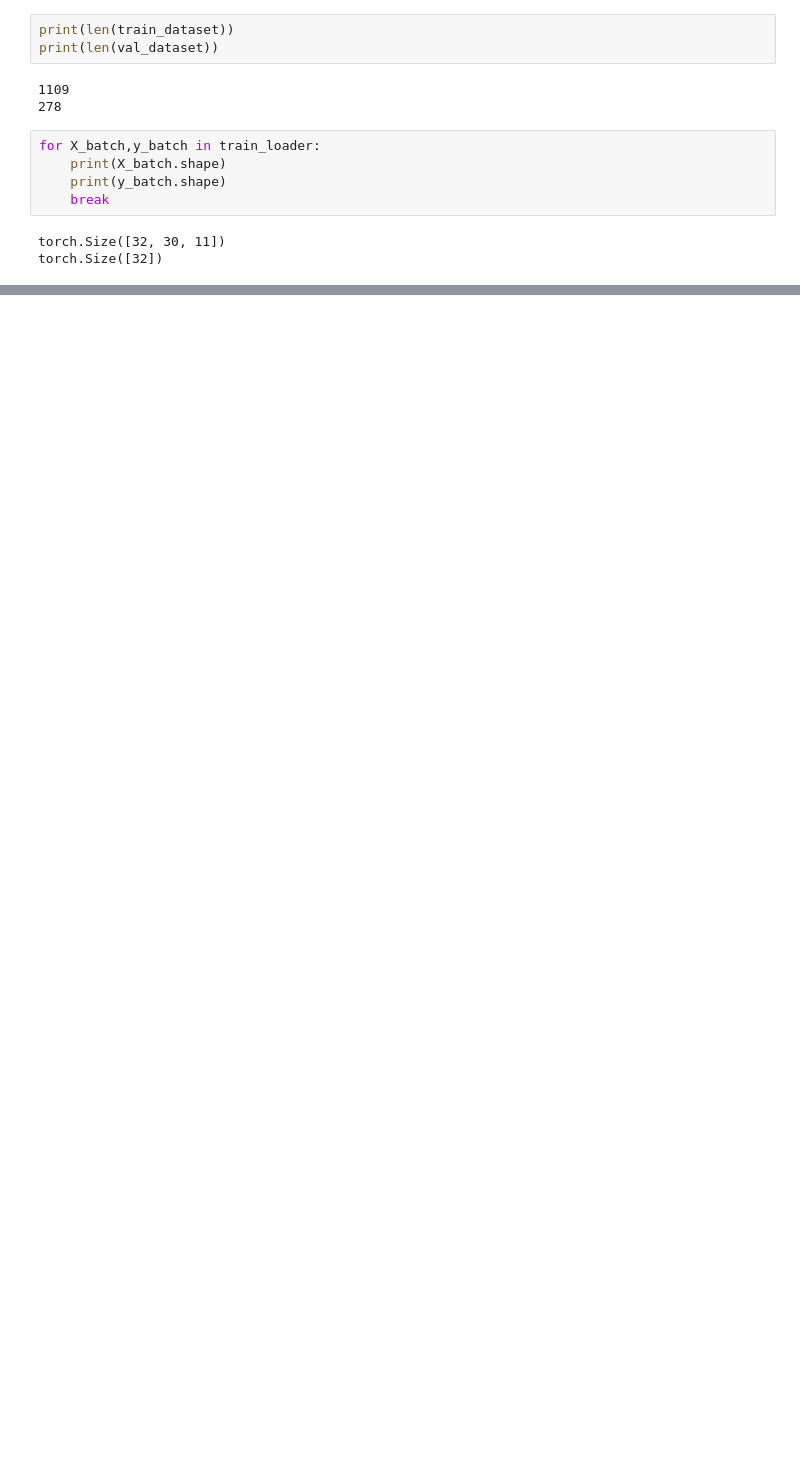
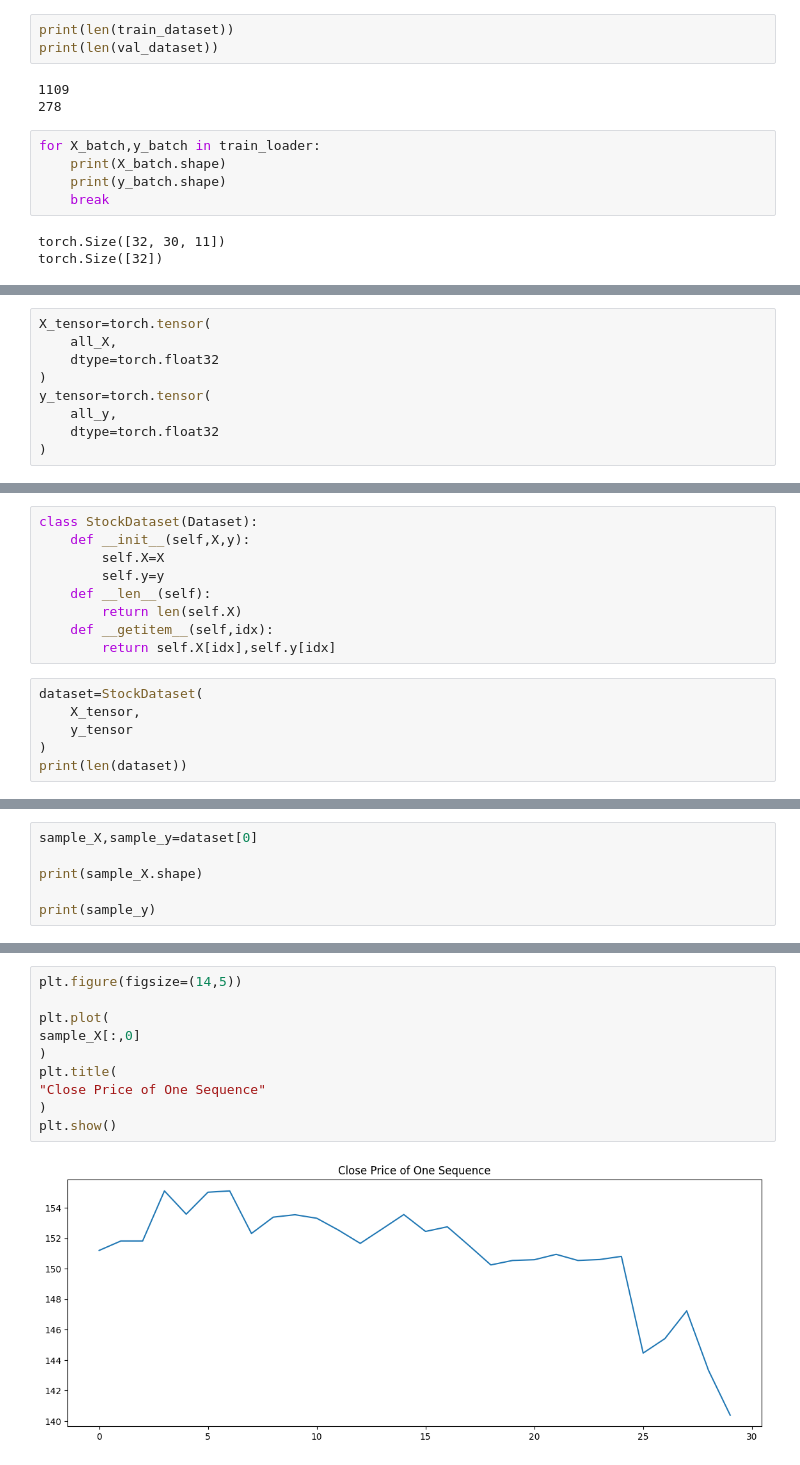
Before and after one commit to adityab-tech/Prism, a Jupyter notebook: W3_Prism.ipynb, the cells around one changed output, grey strips where cells are left out. Cells and saved outputs as stored; diff of their text form; blank space fills up the shorter version.

```diff
--- a/W3_Prism.ipynb
+++ b/W3_Prism.ipynb
@@ -204,0 +275,9 @@ torch.Size([32])
+# %%
+X_tensor=torch.tensor(
+    all_X,
+    dtype=torch.float32
+)
+y_tensor=torch.tensor(
+    all_y,
+    dtype=torch.float32
+)
@@ -204,0 +290,15 @@ torch.Size([32])
+# %%
+class StockDataset(Dataset):
+    def __init__(self,X,y):
+        self.X=X
+        self.y=y
+    def __len__(self):
+        return len(self.X)
+    def __getitem__(self,idx):
+        return self.X[idx],self.y[idx]
+# %%
+dataset=StockDataset(
+    X_tensor,
+    y_tensor
+)
+print(len(dataset))
@@ -204,0 +346,6 @@ torch.Size([32])
+# %%
+sample_X,sample_y=dataset[0]
+
+print(sample_X.shape)
+
+print(sample_y)
@@ -204,0 +363,12 @@ torch.Size([32])
+# %%
+plt.figure(figsize=(14,5))
+
+plt.plot(
+sample_X[:,0]
+)
+plt.title(
+"Close Price of One Sequence"
+)
+plt.show()
+# %% [output]
+[figure, added]
```
Also changed, not shown: parts of 15 cells of this notebook.
